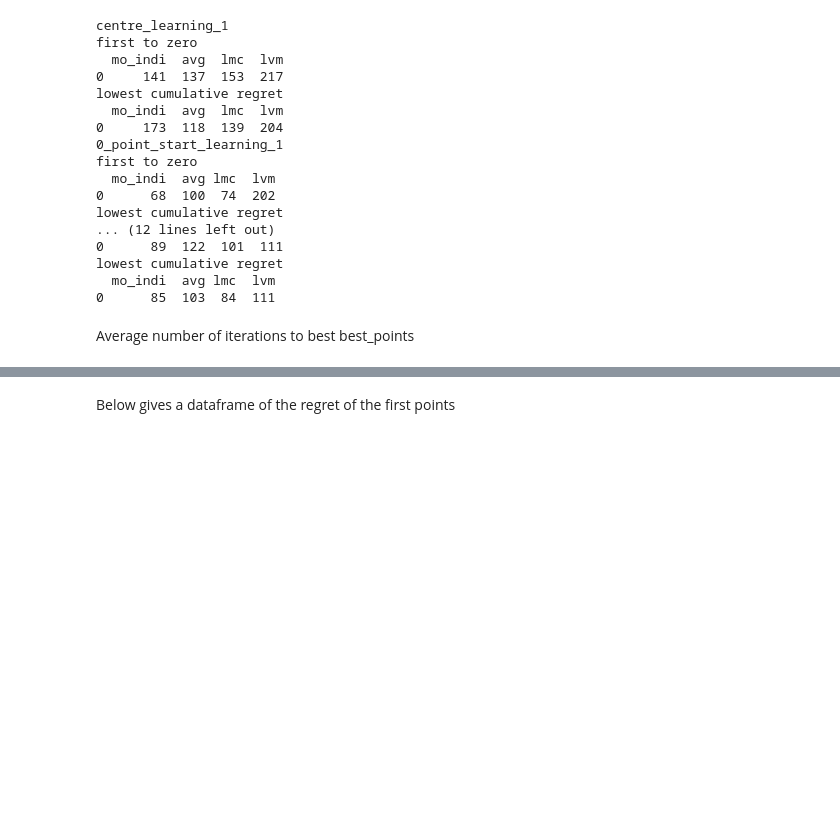
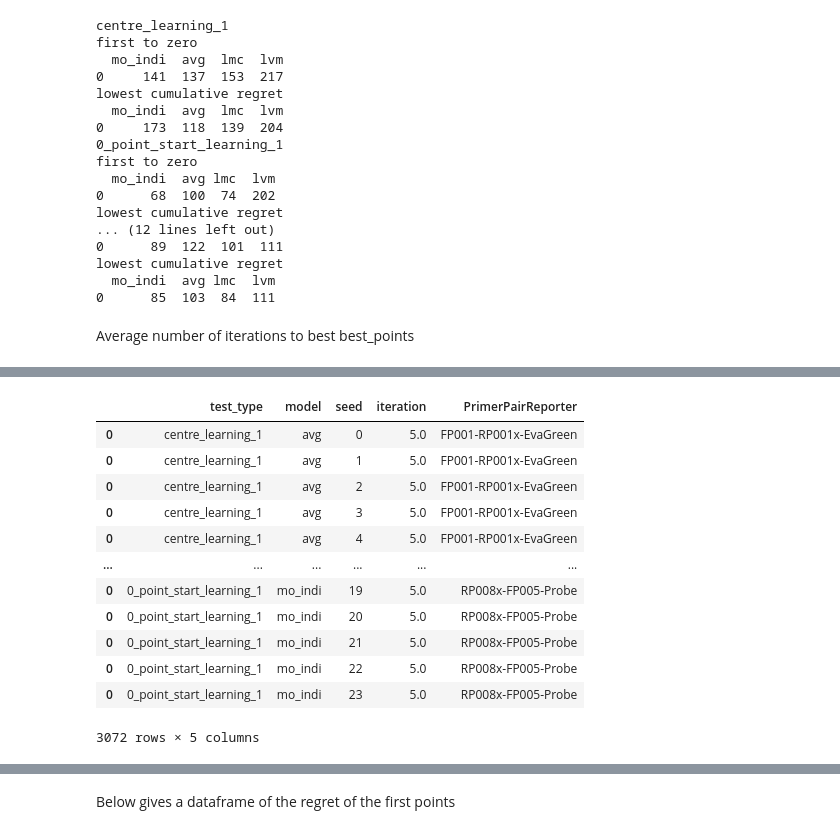
Before and after one commit to RSedgwick/TL_DOE_4_DNA, a Jupyter notebook: analysis/constrained_retrospective_bayesian_optimisation_results.ipynb, the cells around one changed output, grey strips where cells are left out. Cells and saved outputs as stored; diff of their text form; code cells hidden in the pictures; blank space fills up the shorter version.

```diff
--- a/analysis/constrained_retrospective_bayesian_optimisation_results.ipynb
+++ b/analysis/constrained_retrospective_bayesian_optimisation_results.ipynb
@@ -404,0 +359,4 @@ Average number of iterations to best best_points
+# %%
+df= regrets_all['centre_learning_many']
+
+print(df[(df['model'] == 'lmc') & (df['PrimerPairReporter'] == 'FP004-RP004-Probe')].sort_values('combined regret').to_string())
@@ -412,6 +388,7 @@ else:
 win_dfs = {}
 win_dfs_cum_regrets = {}
 
+zero_regret_dicts = {name: {} for name in res_dfs.keys()}
 for name, df in res_dfs.items():
     best_points = fns.get_best_points_penalized(params, df, stzd=stzd, log_t=False)
     regret_df1 = fns.calculate_regret(df, params, best_points, stzd=stzd, penalized=True)
@@ -419,9 +396,10 @@ for name, df in res_dfs.items():
     df = regret_df1
     avg_iter_df = pd.DataFrame(columns=['PrimerPairReporter'] + list(df['model'].unique()))
     avg_iter_df['PrimerPairReporter'] = df['PrimerPairReporter'].unique()
+
     for ppr in df['PrimerPairReporter'].unique():
         zero_regret_dict = {model:[] for model in df['model'].unique()}
-        for seed in range(1, 21):
+        for seed in range(1, 25):
             temp_df = df[(df['PrimerPairReporter'] == ppr) & (df['seed'] == seed)]
             if len(temp_df) < 1:
                 pass
@@ -433,6 +411,8 @@ for name, df in res_dfs.items():
 
                     temp_3 = pd.concat([temp_1, temp_2])
                     zero_regret_dict[model].append(np.min(temp_3['iteration']))
+
+        zero_regret_dicts[name][ppr] = zero_regret_dict
         for model in df['model'].unique():
             if np.isnan(zero_regret_dict[model]).any():
                 print(f'{name} {ppr} {model} has {np.isnan(zero_regret_dict[model]).sum()} NaNs')
@@ -460,0 +509,17 @@ dtype: float64
+# %%
+total_df.loc[total_df['test_type'].str.contains('learning_many')].fillna(20)
+total_df.loc[total_df['test_type'].str.contains('learning_1')].fillna(20)
+# %% [output]
+|  | test_type | model | seed | iteration | PrimerPairReporter |
+| 0 | centre_learning_1 | avg | 0 | 5.0 | FP001-RP001x-EvaGreen |
+| 0 | centre_learning_1 | avg | 1 | 5.0 | FP001-RP001x-EvaGreen |
+| 0 | centre_learning_1 | avg | 2 | 5.0 | FP001-RP001x-EvaGreen |
+| 0 | centre_learning_1 | avg | 3 | 5.0 | FP001-RP001x-EvaGreen |
+| 0 | centre_learning_1 | avg | 4 | 5.0 | FP001-RP001x-EvaGreen |
+| ... | ... | ... | ... | ... | ... |
+| 0 | 0_point_start_learning_1 | mo_indi | 19 | 5.0 | RP008x-FP005-Probe |
+| 0 | 0_point_start_learning_1 | mo_indi | 20 | 5.0 | RP008x-FP005-Probe |
+| 0 | 0_point_start_learning_1 | mo_indi | 21 | 5.0 | RP008x-FP005-Probe |
+| 0 | 0_point_start_learning_1 | mo_indi | 22 | 5.0 | RP008x-FP005-Probe |
+| 0 | 0_point_start_learning_1 | mo_indi | 23 | 5.0 | RP008x-FP005-Probe |
+3072 rows × 5 columns
```
Also changed, not shown: parts of 29 cells of this notebook, 23 other files.
